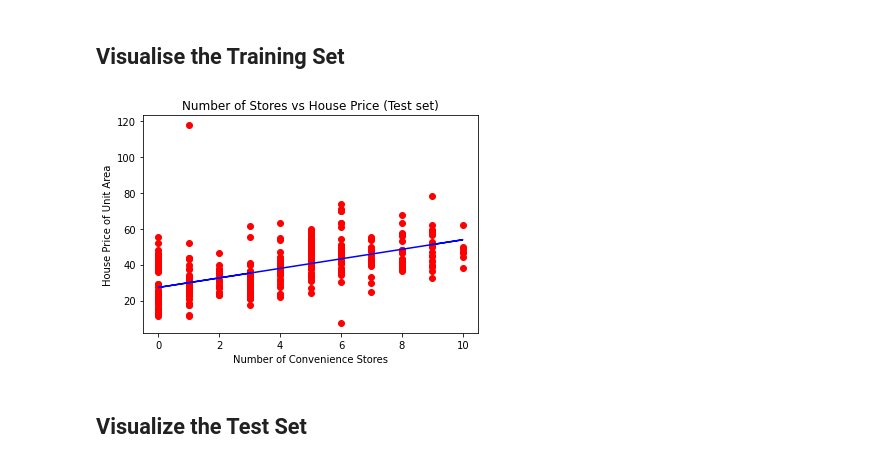
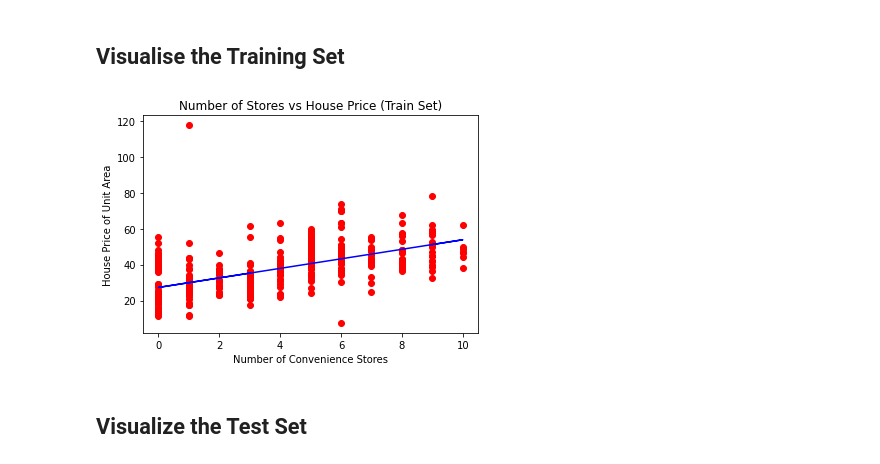
Before and after one commit to yogeshcenation/Real-Estate-Price-Prediction, a Jupyter notebook: Real Estate Price Prediction.ipynb, the cells around one changed output. Saved outputs shown, nothing was run; the diff lists cells and outputs as text; code cells hidden in the pictures.

```diff
--- a/Real Estate Price Prediction.ipynb
+++ b/Real Estate Price Prediction.ipynb
@@ -93,12 +93,12 @@ array([29.97674286, 27.3261942 , 43.22948617, 27.3261942 , 29.97674286,
 # %%
 plt.scatter(X_train, y_train, color = 'red')
 plt.plot(X_train, model_fit.predict(X_train), color = 'blue')
-plt.title('Number of Stores vs House Price (Test set)')
+plt.title('Number of Stores vs House Price (Train Set)')
 plt.xlabel('Number of Convenience Stores')
 plt.ylabel('House Price of Unit Area')
 plt.show()
 # %% [output]
-[figure, old version]
+[figure, new version]
 # %% [markdown]
 ## Visualize the Test Set
 # %%
```
Also changed, not shown: parts of 1 cell of this notebook.
